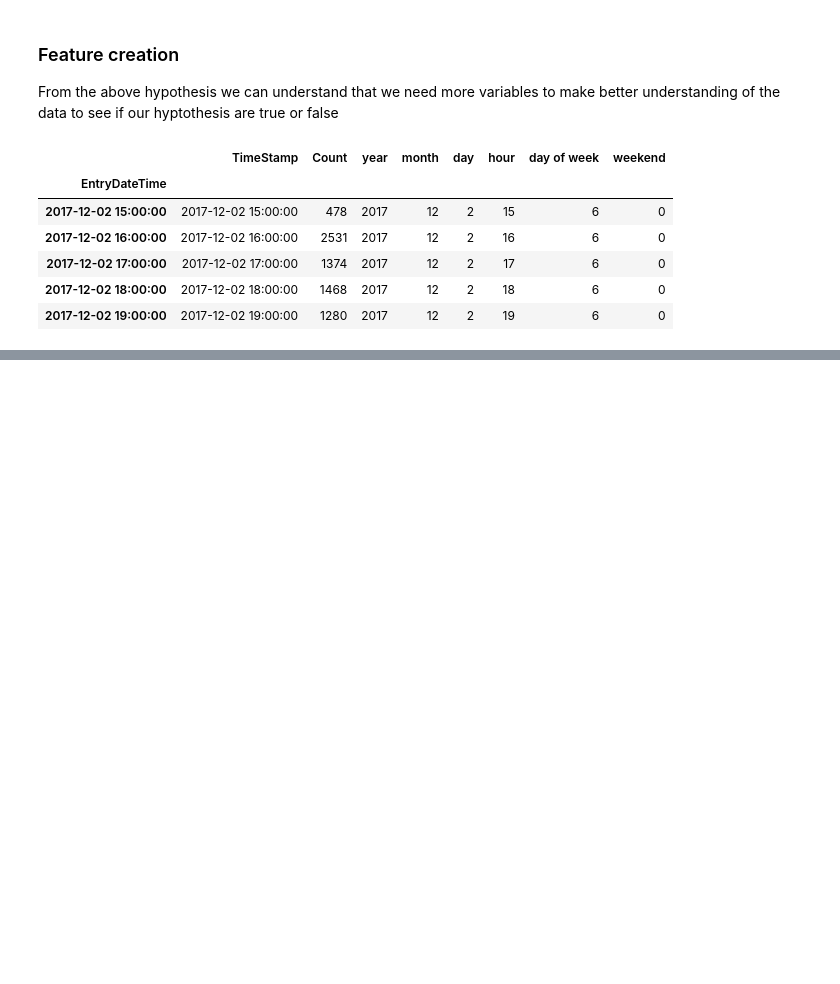
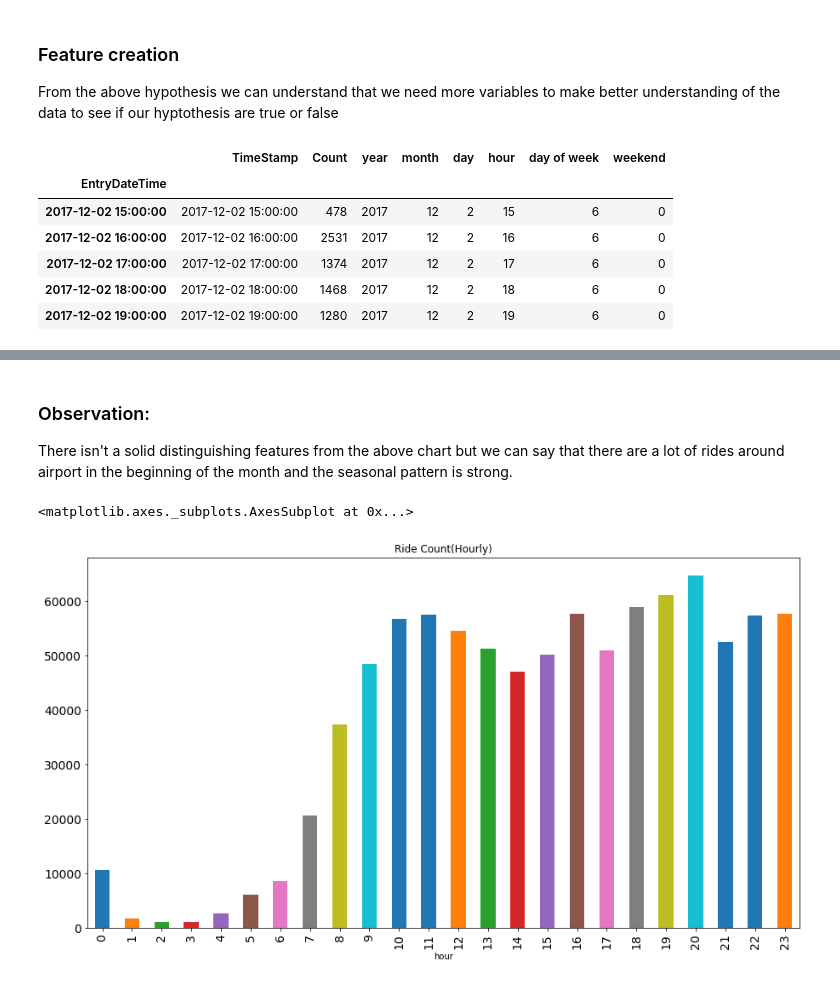
Before and after one commit to HarshalSanap/GEOG-594-Big-Data-Science, a Jupyter notebook: Rider Traffic Prediction.ipynb, the cells around one changed output, grey strips where cells are left out. Cells and saved outputs as stored; diff of their text form; code cells hidden in the pictures; blank space fills up the shorter version.

```diff
--- a/Rider Traffic Prediction.ipynb
+++ b/Rider Traffic Prediction.ipynb
@@ -142,0 +158,9 @@ hourly_raw.resample('D').sum().head(40)
+# %% [markdown]
+### Observation:
+There isn't a solid distinguishing features from the above chart but we can say that there are a lot of
+rides around airport in the beginning of the month and the seasonal pattern is strong.
+# %%
+hourly_raw.groupby('hour')['Count'].sum().plot.bar(figsize=(15,8), title= 'Ride Count(Hourly)', fontsize=14)
+# %% [output]
+<matplotlib.axes._subplots.AxesSubplot at 0x...>
+[figure, added]
```
Also changed, not shown: parts of 25 cells of this notebook.
